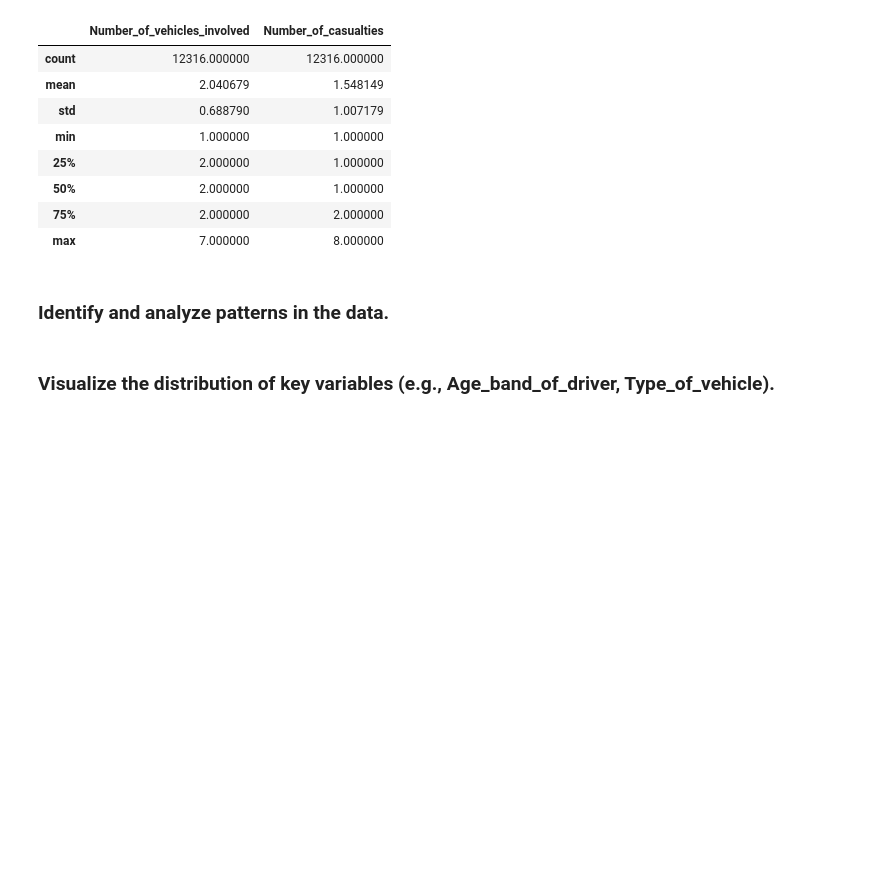
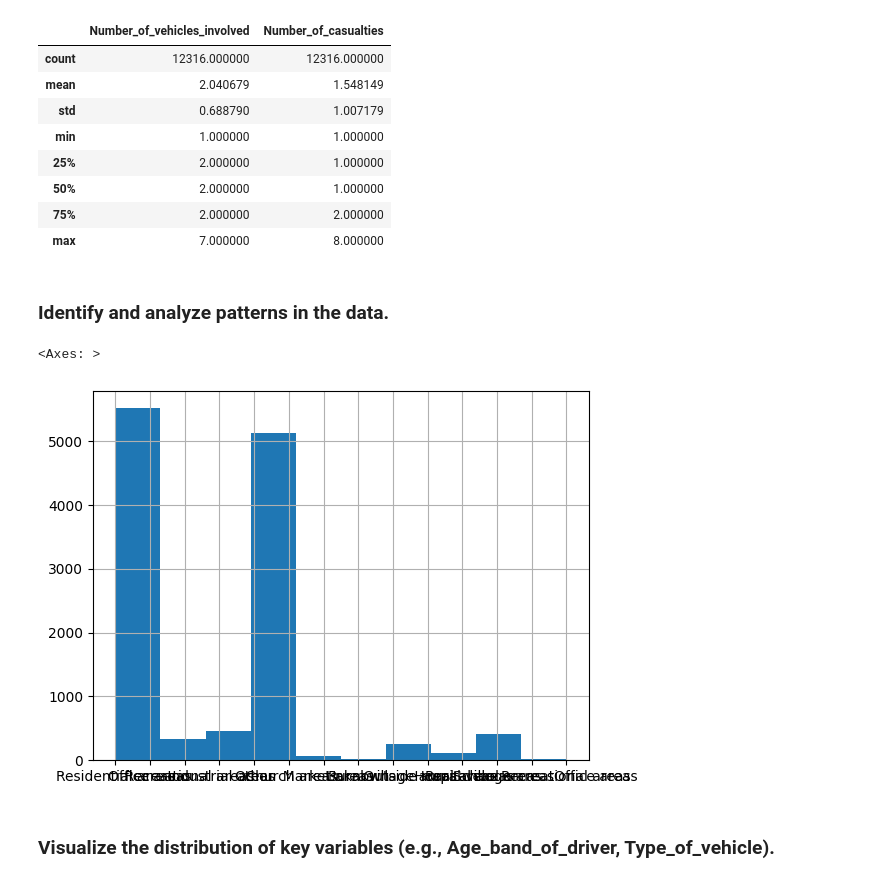
Before and after one commit to nouraoaldawsari/T5, a Jupyter notebook: Task_(1)_Week_1.ipynb, the cells around one changed output. Cells and saved outputs as stored; diff of their text form; code cells hidden in the pictures; blank space fills up the shorter version.

```diff
--- a/Task_(1)_Week_1.ipynb
+++ b/Task_(1)_Week_1.ipynb
@@ -350,3 +348,8 @@ df.describe() #by seeing the output we have two numrical columns only
+# %%
+df_plus['Area_accident_occured'].hist()
+# %% [output]
+<Axes: >
+[figure, added]
 # %% [markdown]
 ### Visualize the distribution of key variables (e.g., Age_band_of_driver, Type_of_vehicle).
 # %%
```
Also changed, not shown: parts of 1 cell of this notebook.
